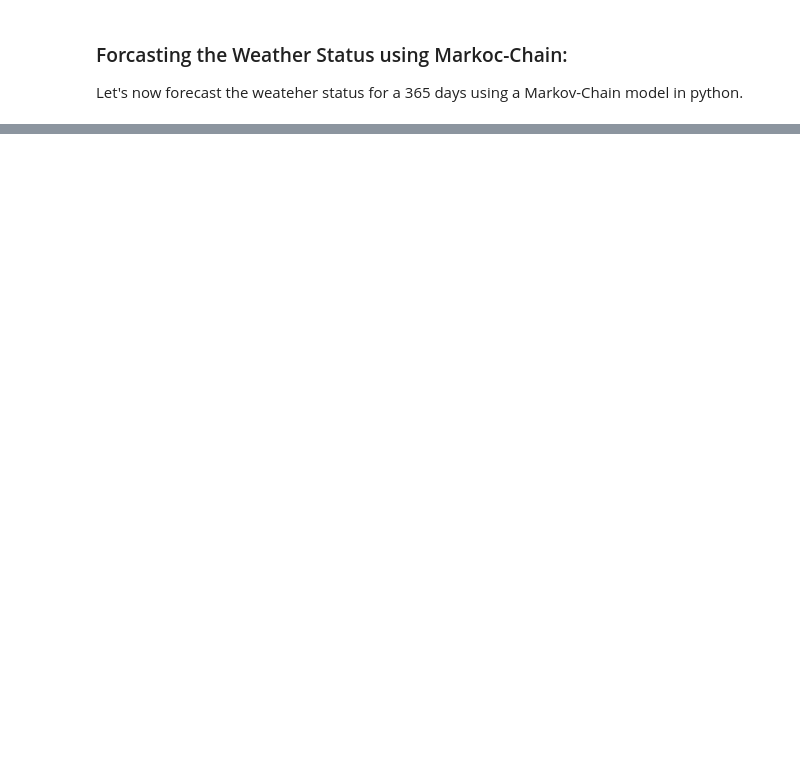
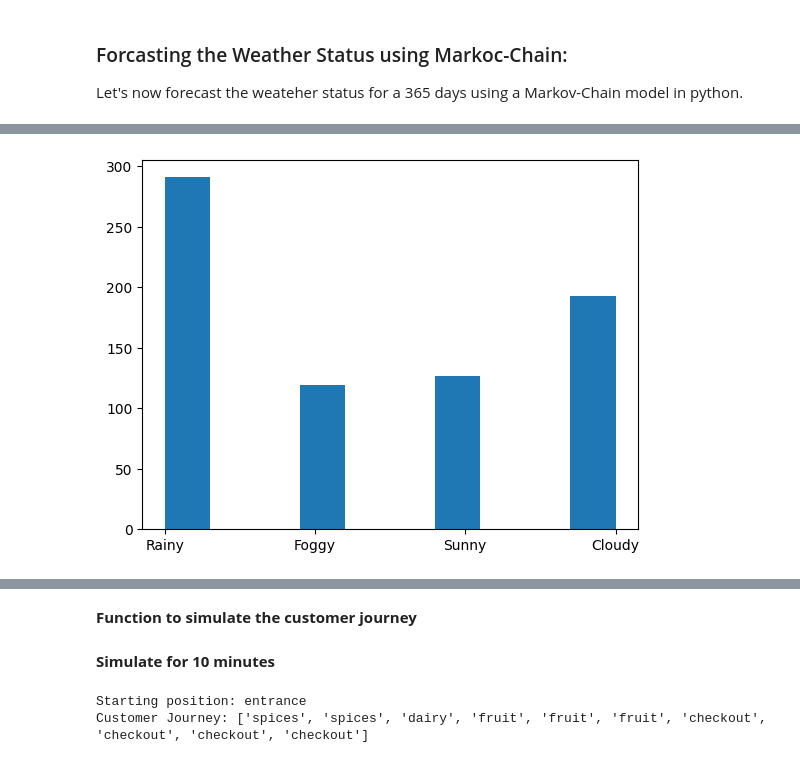
Before and after one commit to SenhadjiMSaid/ModSim-Labs, a Jupyter notebook: ModSim_Lab6/ModSim_Lab6.ipynb, the cells around one changed output, grey strips where cells are left out. Saved outputs shown, nothing was run; the diff lists cells and outputs as text; code cells hidden in the pictures; blank space fills up the shorter version.

```diff
--- a/ModSim_Lab6/ModSim_Lab6.ipynb
+++ b/ModSim_Lab6/ModSim_Lab6.ipynb
@@ -239,3 +361,8 @@ We want to model a more complex weather status of a given town. The graph transi
+# %%
+plt.hist(weatherStates)
+plt.show()
+# %% [output]
+[figure, added]
 # %% [markdown]
 ### Challenge 03: Supermarket Customer Journey Simulation
 You are working on a project that involves simulating customer behavior in a supermarket using a Markov chain model. The simulation represents customer transitions between various states, which correspond to different sections of the supermarket: ['entrance', 'drinks', 'dairy', 'fruit', 'spices', 'checkout'] as follows:
@@ -264,0 +418,2 @@ Simulate the behavior of customers in a supermarket using the Markov chain model
+# %% [markdown]
+**Function to simulate the customer journey**
@@ -264,0 +467,9 @@ Simulate the behavior of customers in a supermarket using the Markov chain model
+# %% [markdown]
+**Simulate for 10 minutes**
+# %%
+minutes = 10
+customerStates = customerJourney(minutes)
+print("Customer Journey:", customerStates)
+# %% [output]
+Starting position: entrance
+Customer Journey: ['spices', 'spices', 'dairy', 'fruit', 'fruit', 'fruit', 'checkout', 'checkout', 'checkout', 'checkout']
```
Also changed, not shown: parts of 17 cells of this notebook.
